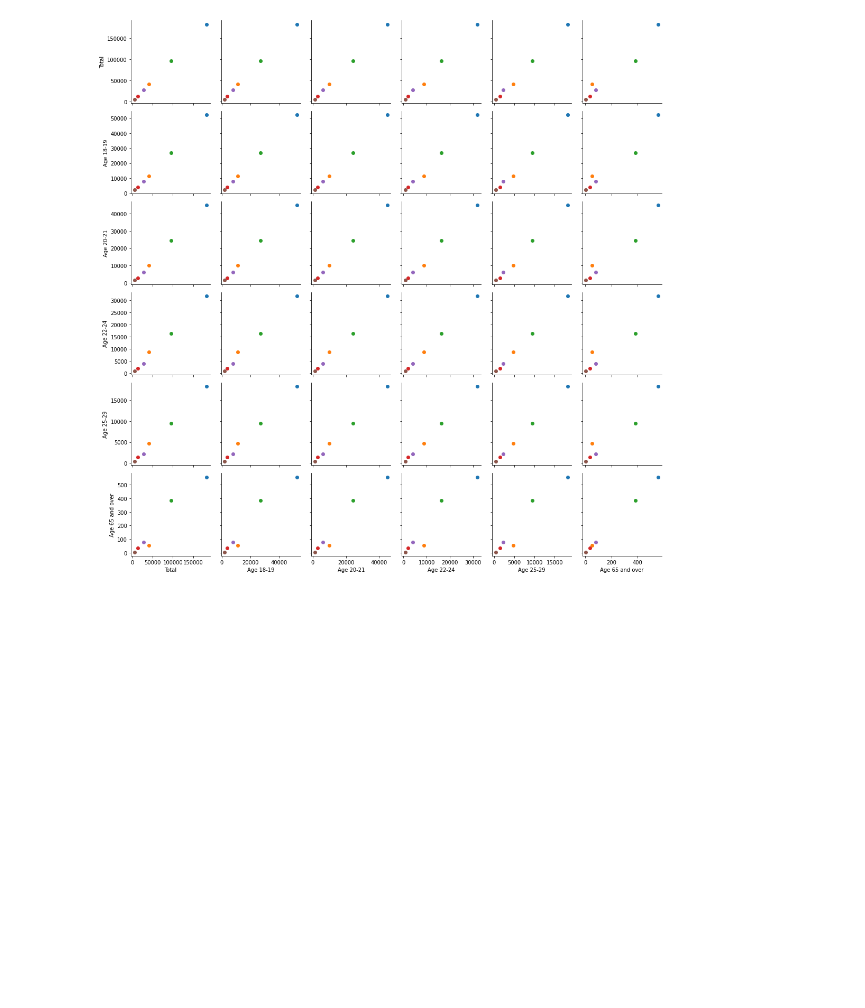
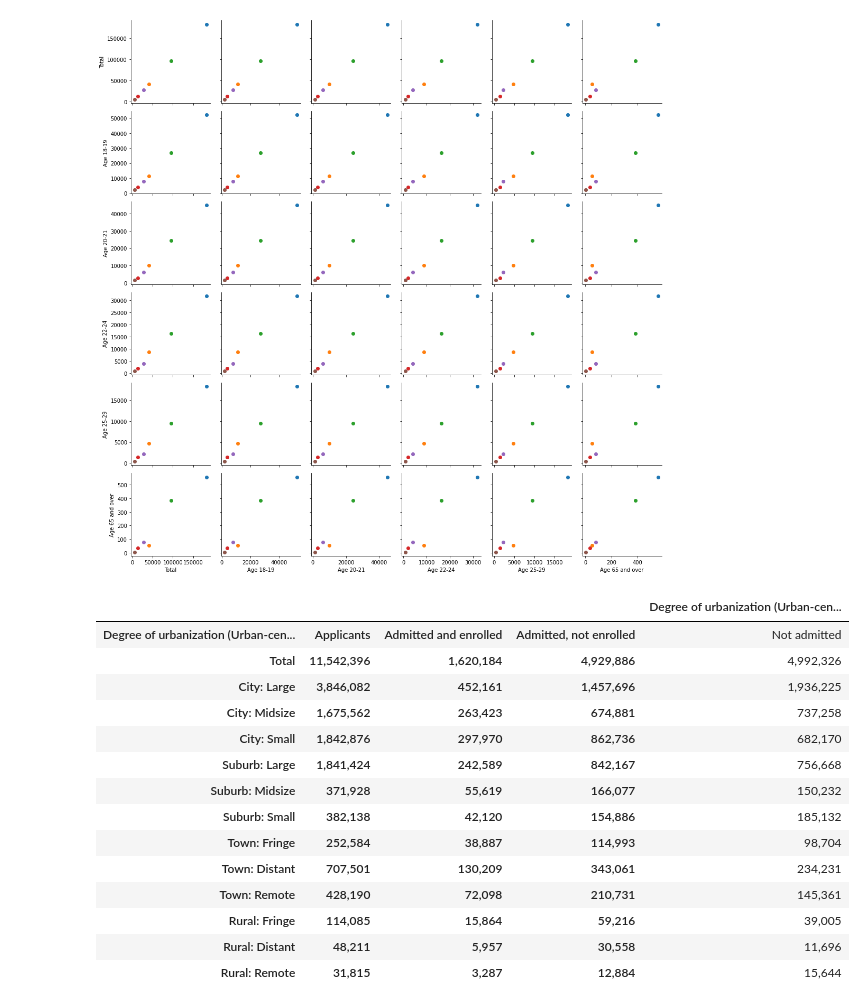
Before and after one commit to Vineet2107/HSO201_CourseProject, a Jupyter notebook: HSO_Arush.ipynb, the cells around one changed output. Cells and saved outputs as stored; diff of their text form; code cells hidden in the pictures; blank space fills up the shorter version.

```diff
--- a/HSO_Arush.ipynb
+++ b/HSO_Arush.ipynb
@@ -299,3 +299,23 @@ data_plot.map(plt.scatter)
 # %% [output]
 <seaborn.axisgrid.PairGrid at 0x...>
 [figure]
+# %%
+df_n2 = pd.read_csv('/content/drive/MyDrive/Modfied table 2 NCES.txt', delimiter='\t')
+# %%
+df_n2
+# %% [output]
+|  |  |  |  | Degree of urbanization (Urban-cen... |
+| Degree of urbanization (Urban-cen... | Applicants | Admitted and enrolled | Admitted, not enrolled | Not admitted |
+| Total | 11,542,396 | 1,620,184 | 4,929,886 | 4,992,326 |
+| City: Large | 3,846,082 | 452,161 | 1,457,696 | 1,936,225 |
+| City: Midsize | 1,675,562 | 263,423 | 674,881 | 737,258 |
+| City: Small | 1,842,876 | 297,970 | 862,736 | 682,170 |
+| Suburb: Large | 1,841,424 | 242,589 | 842,167 | 756,668 |
+| Suburb: Midsize | 371,928 | 55,619 | 166,077 | 150,232 |
+| Suburb: Small | 382,138 | 42,120 | 154,886 | 185,132 |
+| Town: Fringe | 252,584 | 38,887 | 114,993 | 98,704 |
+| Town: Distant | 707,501 | 130,209 | 343,061 | 234,231 |
+| Town: Remote | 428,190 | 72,098 | 210,731 | 145,361 |
+| Rural: Fringe | 114,085 | 15,864 | 59,216 | 39,005 |
+| Rural: Distant | 48,211 | 5,957 | 30,558 | 11,696 |
+| Rural: Remote | 31,815 | 3,287 | 12,884 | 15,644 |
```
